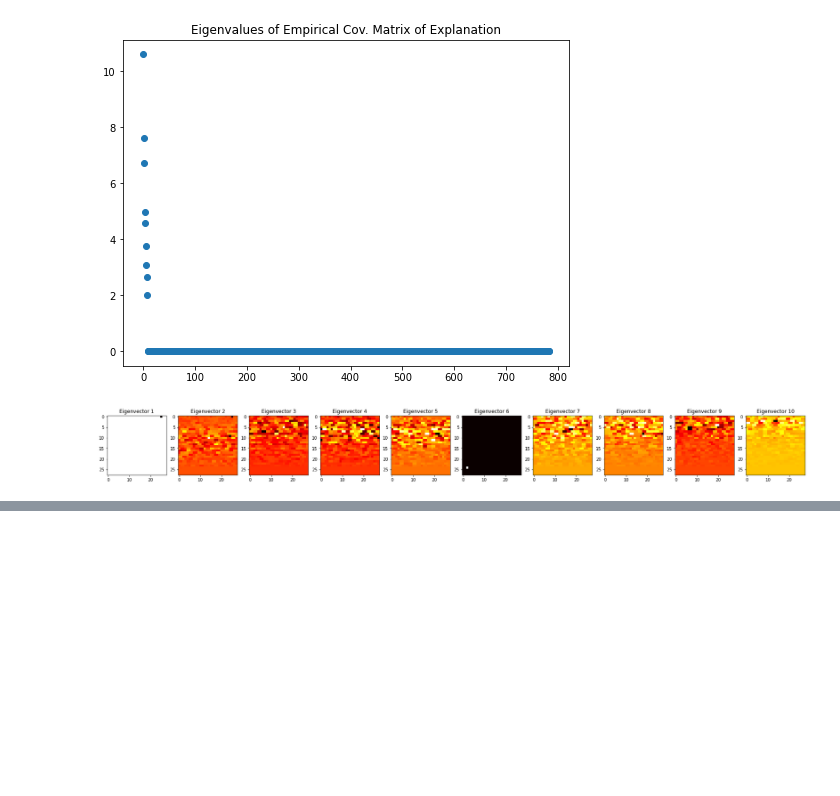
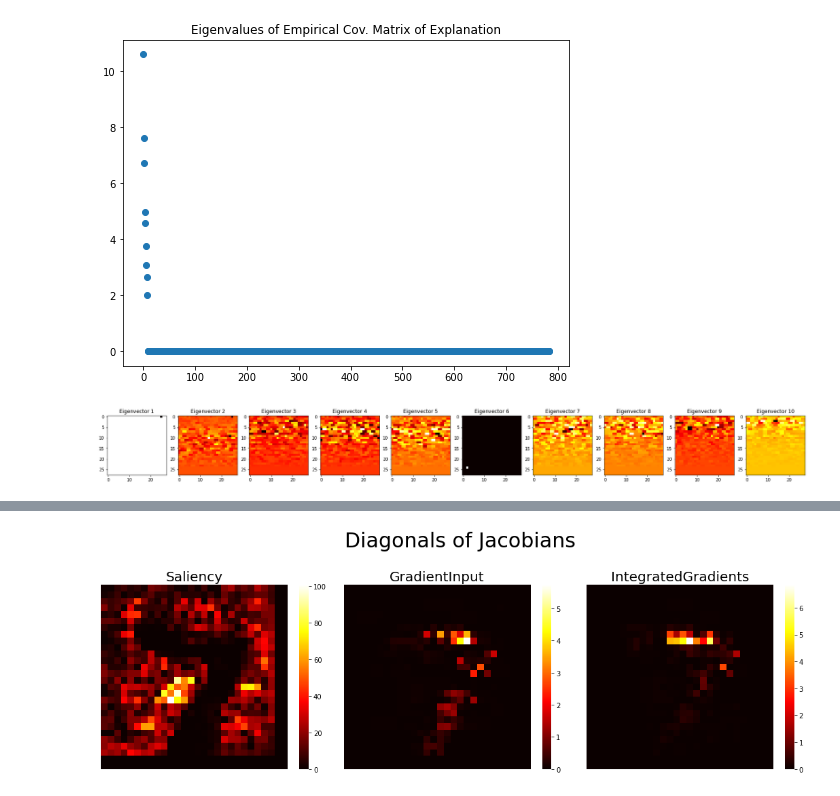
Before and after one commit to TeodorChiaburu/UXAI, a Jupyter notebook: Input_Perturbation_Vision_MNIST.ipynb, the cells around one changed output, grey strips where cells are left out. Cells and saved outputs as stored; diff of their text form; code cells hidden in the pictures; blank space fills up the shorter version.

```diff
--- a/Input_Perturbation.ipynb
+++ b/Input_Perturbation_Vision_MNIST.ipynb
@@ -416,0 +573,13 @@ plt.show()
+# %%
+fig, axes = plt.subplots(1, len(jacobi_mats), figsize=(5*len(jacobi_mats), 5))
+fig.suptitle('Diagonals of Jacobians', fontsize=30, y=1.02)
+
+for i, (name, jmat) in enumerate(jacobi_mats.items()):
+    ax = axes[i]
+    sns.heatmap(np.abs(np.diag(jmat).reshape(h,w)), ax=ax, cmap="hot", xticklabels=False, yticklabels=False, cbar=True)
+    ax.set_title(f"{name}", fontsize=20)
+    ax.tick_params(left=False, bottom=False)
+plt.tight_layout()
+plt.show()
+# %% [output]
+[figure, added]
```
Also changed, not shown: parts of 15 cells of this notebook, 2 other files.
